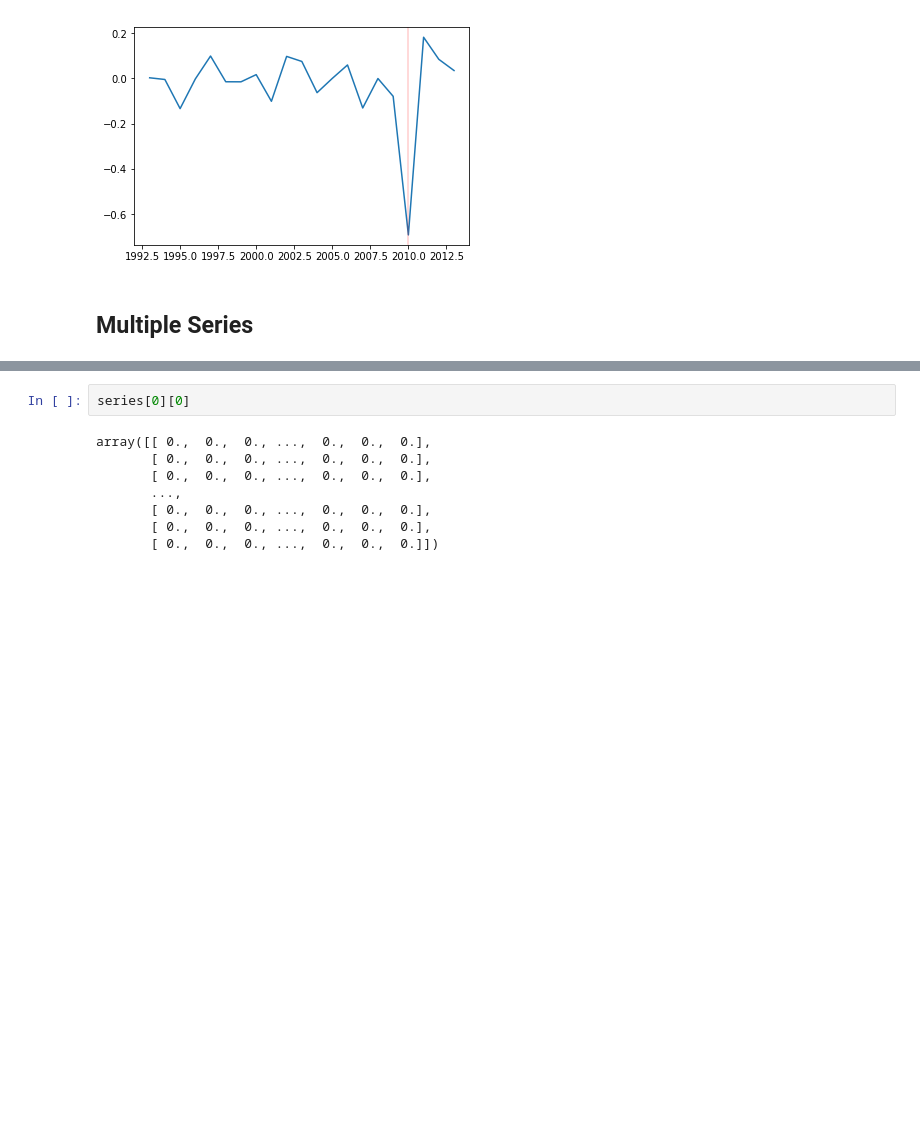
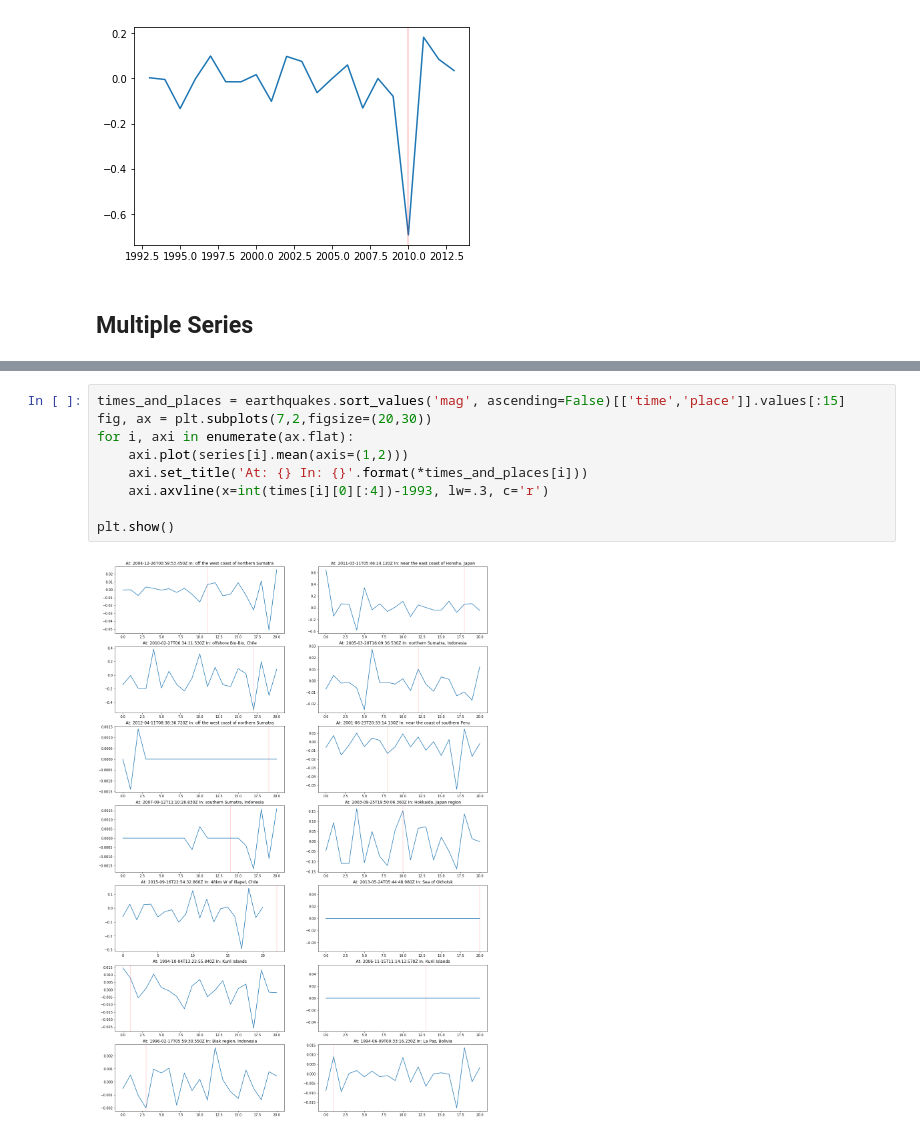
Before and after one commit to feliuserra/Luminosity, a Jupyter notebook: notebooks/data_exploration-series_loader.ipynb, the cells around one changed output, grey strips where cells are left out. Cells and saved outputs as stored; diff of their text form; blank space fills up the shorter version.

```diff
--- a/notebooks/data_exploration-series_loader.ipynb
+++ b/notebooks/data_exploration-series_loader.ipynb
@@ -120,13 +130,14 @@ Loading file ../data/interim/Version_4_DMSP-OLS_Nighttime_Lights_Time_Returns/F1
-# %%
-series[0][0]
-# %% [output]
-array([[ 0.,  0.,  0., ...,  0.,  0.,  0.],
-       [ 0.,  0.,  0., ...,  0.,  0.,  0.],
-       [ 0.,  0.,  0., ...,  0.,  0.,  0.],
-       ...,
-       [ 0.,  0.,  0., ...,  0.,  0.,  0.],
-       [ 0.,  0.,  0., ...,  0.,  0.,  0.],
-       [ 0.,  0.,  0., ...,  0.,  0.,  0.]])
+# %%
+times_and_places = earthquakes.sort_values('mag', ascending=False)[['time','place']].values[:15]
+fig, ax = plt.subplots(7,2,figsize=(20,30))
+for i, axi in enumerate(ax.flat):
+    axi.plot(series[i].mean(axis=(1,2)))
+    axi.set_title('At: {} In: {}'.format(*times_and_places[i]))
+    axi.axvline(x=int(times[i][0][:4])-1993, lw=.3, c='r')
+
+plt.show()
+# %% [output]
+[figure, added]
 # %%
 plot_series(series[2])
 # %% [output]
```
Also changed, not shown: parts of 8 cells of this notebook, 1 other file.
